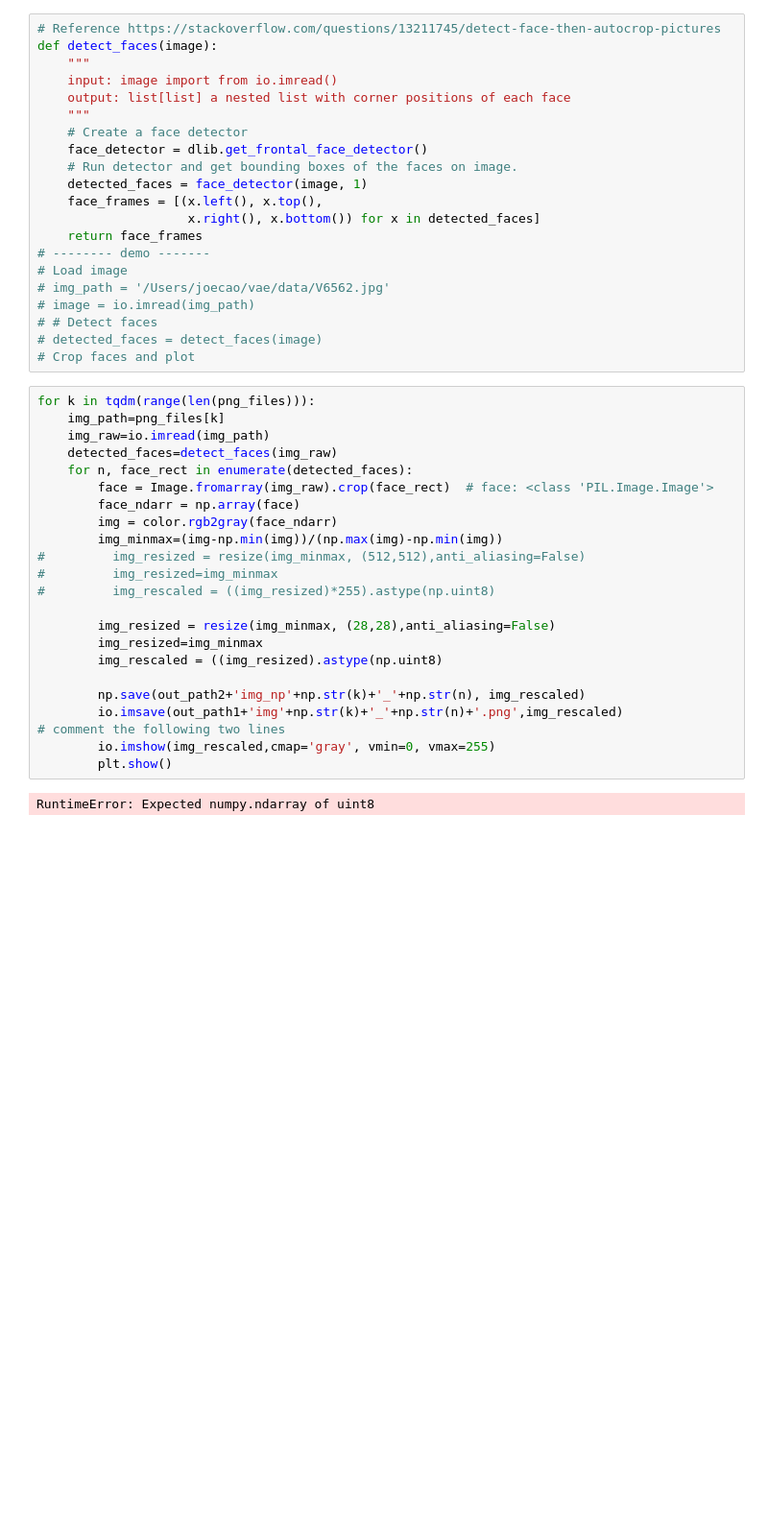
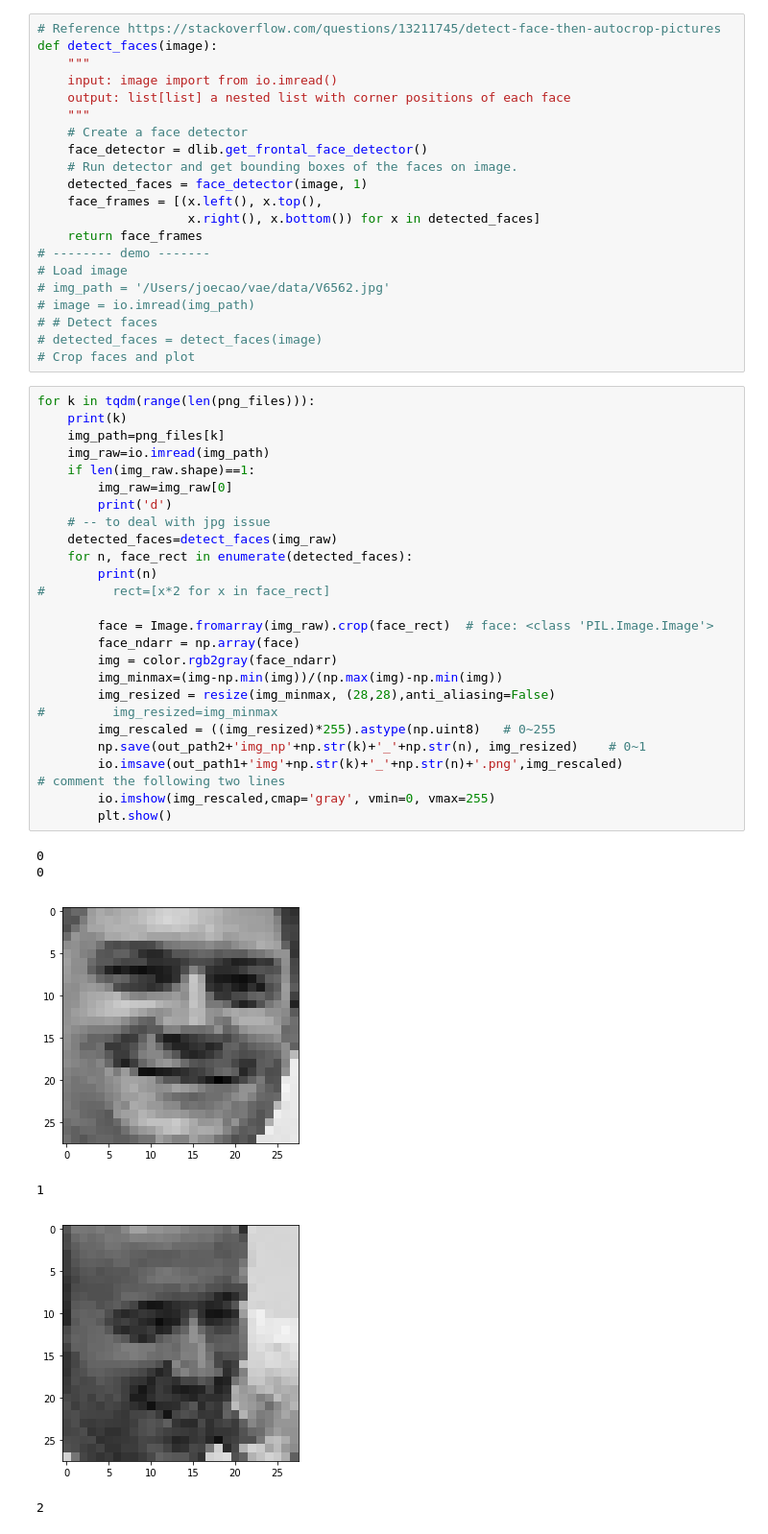
Before and after one commit to galaxydirector/VAE_CNN_replicate, a Jupyter notebook: PreProcessing.ipynb, the cells around one changed output. Shown at 96% size. Saved outputs shown, nothing was run; the diff lists cells and outputs as text; blank space fills up the shorter version.

```diff
--- a/PreProcessing.ipynb
+++ b/PreProcessing.ipynb
@@ -53,26 +55,34 @@ def detect_faces(image):
 # Crop faces and plot
 # %%
 for k in tqdm(range(len(png_files))):
+    print(k)
     img_path=png_files[k]
     img_raw=io.imread(img_path)
+    if len(img_raw.shape)==1:
+        img_raw=img_raw[0]
+        print('d')
+    # -- to deal with jpg issue
     detected_faces=detect_faces(img_raw)
     for n, face_rect in enumerate(detected_faces):
+        print(n)
+#         rect=[x*2 for x in face_rect]
+
         face = Image.fromarray(img_raw).crop(face_rect)  # face: <class 'PIL.Image.Image'>
         face_ndarr = np.array(face)
         img = color.rgb2gray(face_ndarr)
         img_minmax=(img-np.min(img))/(np.max(img)-np.min(img))
-#         img_resized = resize(img_minmax, (512,512),anti_aliasing=False)
+        img_resized = resize(img_minmax, (28,28),anti_aliasing=False)
 #         img_resized=img_minmax
-#         img_rescaled = ((img_resized)*255).astype(np.uint8)
-
-        img_resized = resize(img_minmax, (28,28),anti_aliasing=False)
-        img_resized=img_minmax
-        img_rescaled = ((img_resized).astype(np.uint8)
-
-        np.save(out_path2+'img_np'+np.str(k)+'_'+np.str(n), img_rescaled)
+        img_rescaled = ((img_resized)*255).astype(np.uint8)   # 0~255
+        np.save(out_path2+'img_np'+np.str(k)+'_'+np.str(n), img_resized)    # 0~1
         io.imsave(out_path1+'img'+np.str(k)+'_'+np.str(n)+'.png',img_rescaled)
 # comment the following two lines
         io.imshow(img_rescaled,cmap='gray', vmin=0, vmax=255)
         plt.show()
 # %% [output]
-RuntimeError: Expected numpy.ndarray of uint8
+0
+0
+[figure, added]
+1
+[figure, added]
+2
```
Also changed, not shown: parts of 5 cells of this notebook.
